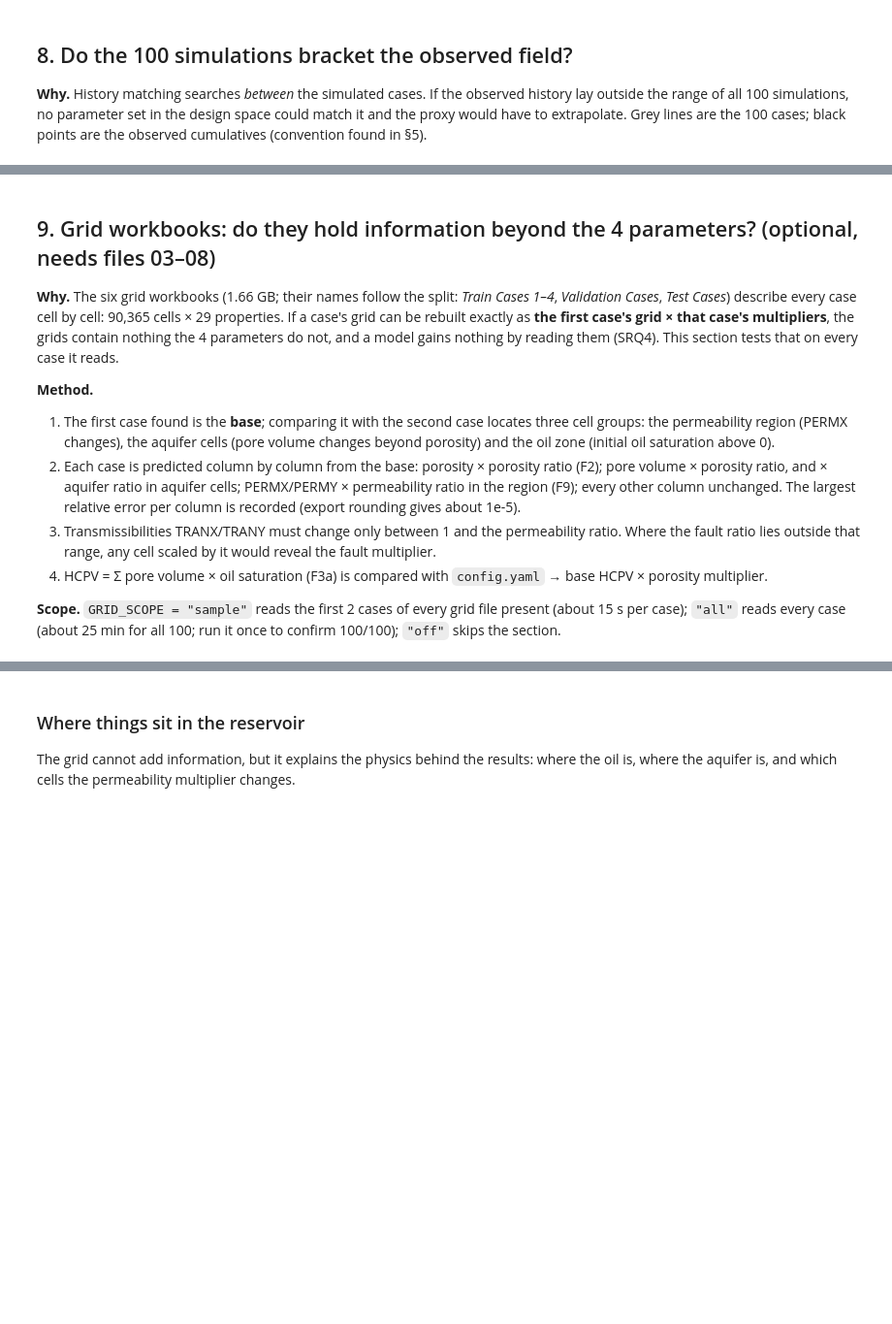
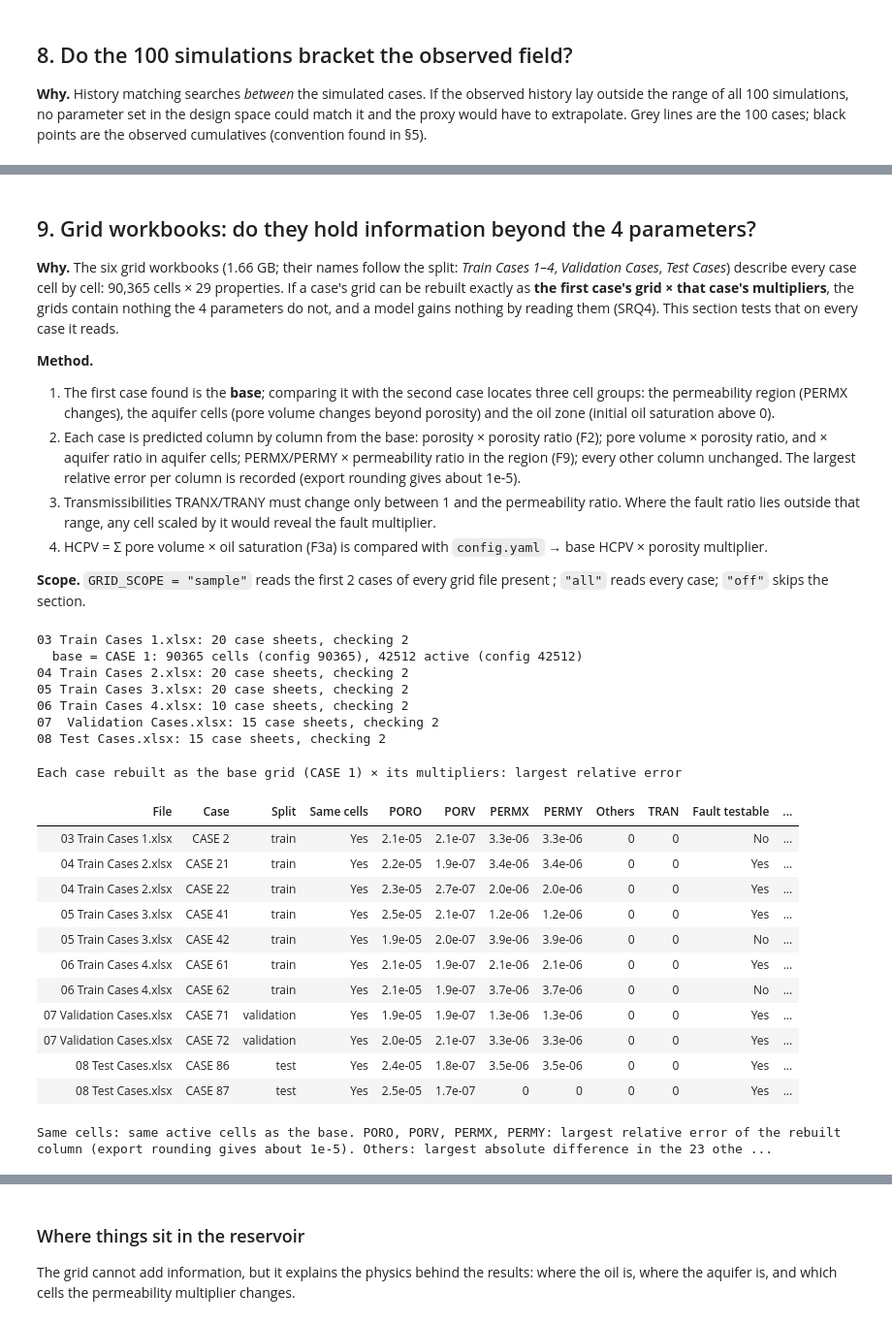
Before and after one commit to alepadam/SpeluncaDWC26, a Jupyter notebook: notebooks/01_eda.ipynb, the cells around one changed output, grey strips where cells are left out. Shown at 97% size. Drawn from its saved outputs; the diff is of its cells as text; code cells hidden in the pictures; blank space fills up the shorter version.

```diff
--- a/notebooks/01_eda.ipynb
+++ b/notebooks/01_eda.ipynb
@@ -353,5 +530,5 @@ every case, the misfit is driven by the later history, where the cases separate.
 # %% [markdown]
-## 9. Grid workbooks: do they hold information beyond the 4 parameters? (optional, needs files 03–08)
+## 9. Grid workbooks: do they hold information beyond the 4 parameters?
 
 **Why.** The six grid workbooks (1.66 GB; their names follow the split: *Train Cases 1–4*, *Validation Cases*,
 *Test Cases*) describe every case cell by cell: 90,365 cells × 29 properties. If a case's grid can be rebuilt
@@ -369,8 +546,8 @@ a model gains nothing by reading them (SRQ4). This section tests that on every c
    outside that range, any cell scaled by it would reveal the fault multiplier.
 4. HCPV = Σ pore volume × oil saturation (F3a) is compared with `config.yaml` → base HCPV × porosity multiplier.
 
-**Scope.** `GRID_SCOPE = "sample"` reads the first 2 cases of every grid file present (about 15 s per case);
-`"all"` reads every case (about 25 min for all 100; run it once to confirm 100/100); `"off"` skips the section.
+**Scope.** `GRID_SCOPE = "sample"` reads the first 2 cases of every grid file present ;
+`"all"` reads every case; `"off"` skips the section.
 # %%
 from openpyxl import load_workbook
 
@@ -387,34 +564,68 @@ for name in cfg["files"]["grid"]:
     except FileNotFoundError:
         print(f"{name}: not present")
 grid_rows, base, masks, layout = [], None, None, None
 if GRID_SCOPE != "off" and present:
     nv = cfg["grid"]["null_value"]
     for path in present:
         wb = load_workbook(path, read_only=True)
         sheet_names = wb.sheetnames
         wb.close()
         todo = sheet_names if GRID_SCOPE == "all" else sheet_names[:2]
         print(f"{path.name}: {len(sheet_names)} case sheets, checking {len(todo)}")
         for sh in todo:
             case, cid = grid.read_grid_sheet(path, sh, nv), norm_case(sh)
             if base is None:
                 base, base_id = case, cid
                 n_cells, n_active = len(case[1]), int(grid.active_mask(*case).sum())
                 print(f"  base = {cid}: {n_cells} cells (config {cfg['grid']['cells_per_case']}), "
                       f"{n_active} active (config {cfg['grid']['active_cells_per_case']})")
                 continue
             r = grid.ratios(params.loc[base_id], params.loc[cid])
             if masks is None:
                 masks = grid.region_masks(base, case, r["poro"])
                 layout = grid.layout_summary(base, masks)
             res = grid.check_case(base, case, masks, r)
             res["hcpv_rel_err"] = abs(res["hcpv_rb"] / (cfg["grid"]["hcpv_base_rb"] * params.loc[cid, "Porosity Multiplier"]) - 1)
             grid_rows.append({"file": path.name, "case": cid, "split": split.get(cid), **res})
 grid_tab = pd.DataFrame(grid_rows)
 if len(grid_tab):
-    display(grid_tab.drop(columns=["hcpv_rb"]).round(8))
+    grid_cols = {"file": "File", "case": "Case", "split": "Split", "same_active_cells": "Same cells",
+                 "PORO_max_rel_err": "PORO", "PORV_max_rel_err": "PORV", "PERMX_max_rel_err": "PERMX",
+                 "PERMY_max_rel_err": "PERMY", "unchanged_cols_max_abs_diff": "Others", "tran_cells_unexplained": "TRAN",
+                 "fault_testable": "Fault testable", "fault_scaled_cells": "Fault cells", "hcpv_rel_err": "HCPV"}
+    show_table(grid_tab[list(grid_cols)].rename(columns=grid_cols),
+               title=f"Each case rebuilt as the base grid ({base_id}) × its multipliers: largest relative error",
+               formats={**{c: sci(1) for c in ("PORO", "PORV", "PERMX", "PERMY", "HCPV")},
+                        "Others": "{:g}", "Fault cells": "{:.0f}"},
+               note="Same cells: same active cells as the base. PORO, PORV, PERMX, PERMY: largest relative error of the "
+                    "rebuilt column (export rounding gives about 1e-5). Others: largest absolute difference in the "
+                    f"{len(base[0]) - len(grid.SCALED_COLUMNS)} other columns. TRAN: TRANX/TRANY cells not explained by the permeability multiplier. Fault cells: "
+                    "cells scaled by the fault ratio (n/a where it cannot be told apart from the permeability ratio). "
+                    "HCPV: relative difference from base HCPV × porosity multiplier in config.yaml.")
 else:
     print("No grid case checked (no file present or GRID_SCOPE = 'off').")
+# %% [output]
+03 Train Cases 1.xlsx: 20 case sheets, checking 2
+  base = CASE 1: 90365 cells (config 90365), 42512 active (config 42512)
+04 Train Cases 2.xlsx: 20 case sheets, checking 2
+05 Train Cases 3.xlsx: 20 case sheets, checking 2
+06 Train Cases 4.xlsx: 10 case sheets, checking 2
+07  Validation Cases.xlsx: 15 case sheets, checking 2
+08 Test Cases.xlsx: 15 case sheets, checking 2
+Each case rebuilt as the base grid (CASE 1) × its multipliers: largest relative error
+| File | Case | Split | Same cells | PORO | PORV | PERMX | PERMY | Others | TRAN | Fault testable | ... |
+| 03 Train Cases 1.xlsx | CASE 2 | train | Yes | 2.1e-05 | 2.1e-07 | 3.3e-06 | 3.3e-06 | 0 | 0 | No | ... |
+| 04 Train Cases 2.xlsx | CASE 21 | train | Yes | 2.2e-05 | 1.9e-07 | 3.4e-06 | 3.4e-06 | 0 | 0 | Yes | ... |
+| 04 Train Cases 2.xlsx | CASE 22 | train | Yes | 2.3e-05 | 2.7e-07 | 2.0e-06 | 2.0e-06 | 0 | 0 | Yes | ... |
+| 05 Train Cases 3.xlsx | CASE 41 | train | Yes | 2.5e-05 | 2.1e-07 | 1.2e-06 | 1.2e-06 | 0 | 0 | Yes | ... |
+| 05 Train Cases 3.xlsx | CASE 42 | train | Yes | 1.9e-05 | 2.0e-07 | 3.9e-06 | 3.9e-06 | 0 | 0 | No | ... |
+| 06 Train Cases 4.xlsx | CASE 61 | train | Yes | 2.1e-05 | 1.9e-07 | 2.1e-06 | 2.1e-06 | 0 | 0 | Yes | ... |
+| 06 Train Cases 4.xlsx | CASE 62 | train | Yes | 2.1e-05 | 1.9e-07 | 3.7e-06 | 3.7e-06 | 0 | 0 | No | ... |
+| 07 Validation Cases.xlsx | CASE 71 | validation | Yes | 1.9e-05 | 1.9e-07 | 1.3e-06 | 1.3e-06 | 0 | 0 | Yes | ... |
+| 07 Validation Cases.xlsx | CASE 72 | validation | Yes | 2.0e-05 | 2.1e-07 | 3.3e-06 | 3.3e-06 | 0 | 0 | Yes | ... |
+| 08 Test Cases.xlsx | CASE 86 | test | Yes | 2.4e-05 | 1.8e-07 | 3.5e-06 | 3.5e-06 | 0 | 0 | Yes | ... |
+| 08 Test Cases.xlsx | CASE 87 | test | Yes | 2.5e-05 | 1.7e-07 | 0 | 0 | 0 | 0 | Yes | ... |
+Same cells: same active cells as the base. PORO, PORV, PERMX, PERMY: largest relative error of the rebuilt column (export rounding gives about 1e-5). Others: largest absolute difference in the 23 othe ...
 # %%
 if grid_tab.empty:
     grid_ok = None
```
Also changed, not shown: parts of 20 cells of this notebook, 3 other files.
